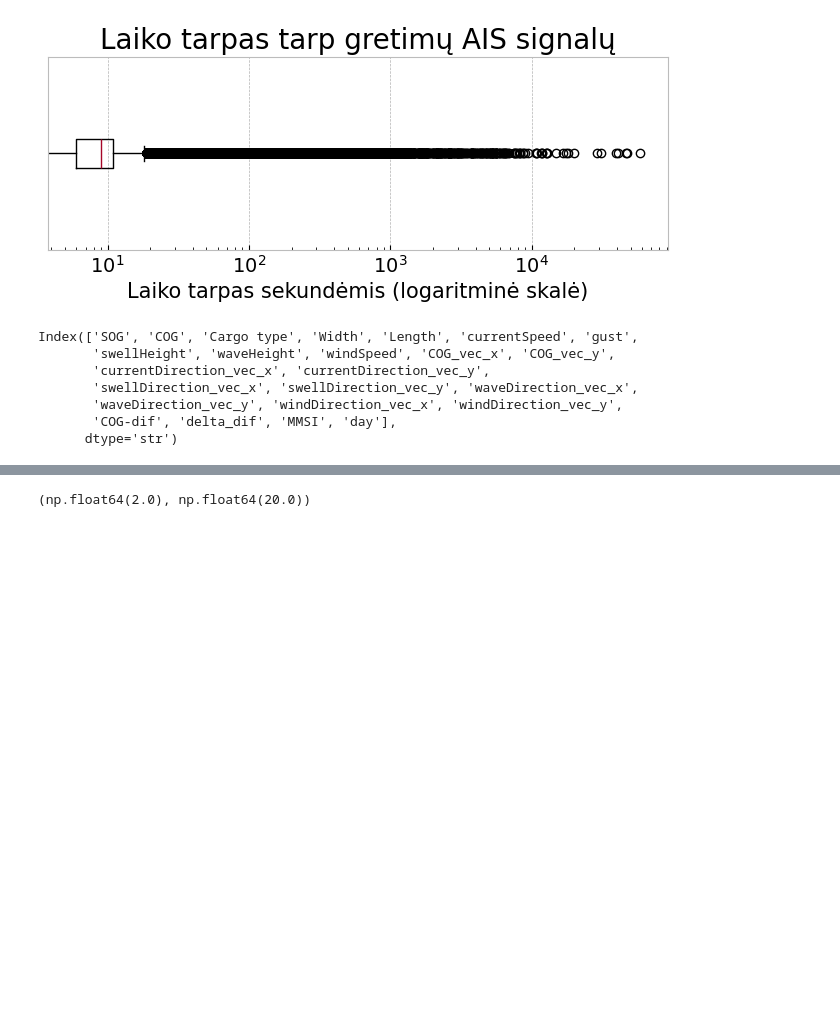
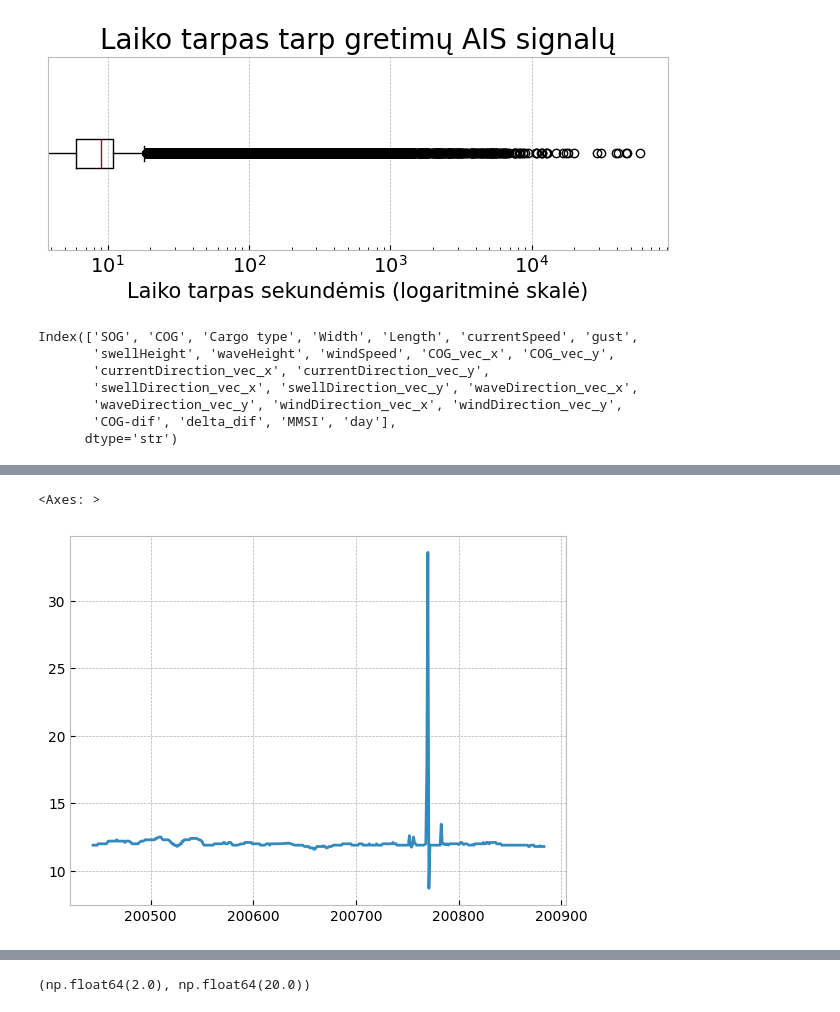
Before and after one commit to lukasjanusauskas/lukas-jan-kursinis-projektas, a Jupyter notebook: notebooks/duomenu-rinkinio-analize.ipynb, the cells around one changed output, grey strips where cells are left out. Cells and saved outputs as stored; diff of their text form; code cells hidden in the pictures; blank space fills up the shorter version.

```diff
--- a/notebooks/duomenu-rinkinio-analize.ipynb
+++ b/notebooks/duomenu-rinkinio-analize.ipynb
@@ -70,0 +187,5 @@ Index(['SOG', 'COG', 'Cargo type', 'Width', 'Length', 'currentSpeed', 'gust',
+# %%
+df[ (df['MMSI'] == 246767000) & (df['day'] == '2026-01-19') ]['SOG'].plot()
+# %% [output]
+<Axes: >
+[figure, added]
```
Also changed, not shown: parts of 15 cells of this notebook, 13 other files.
